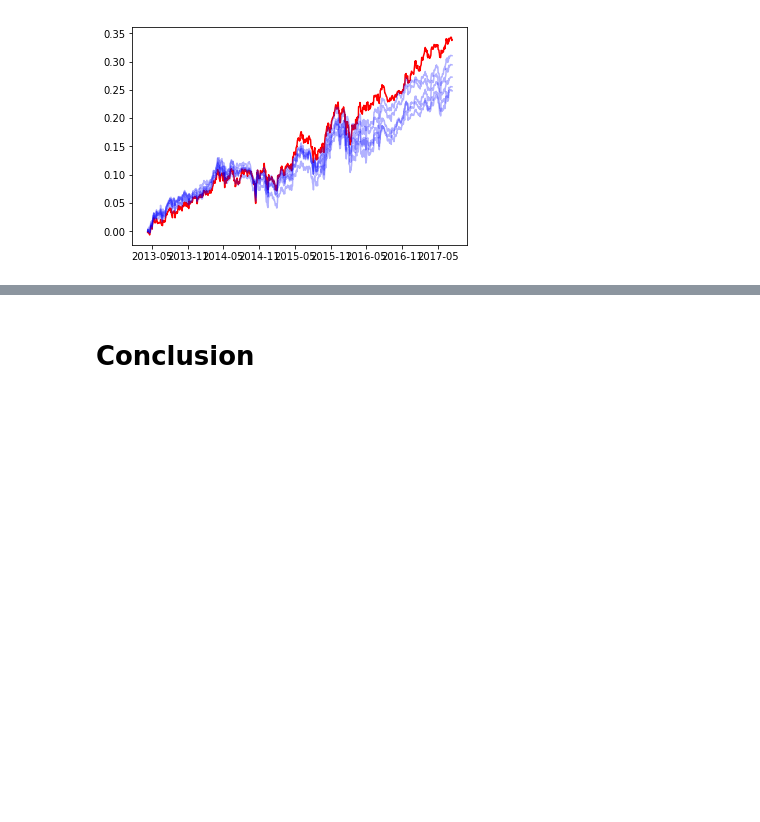
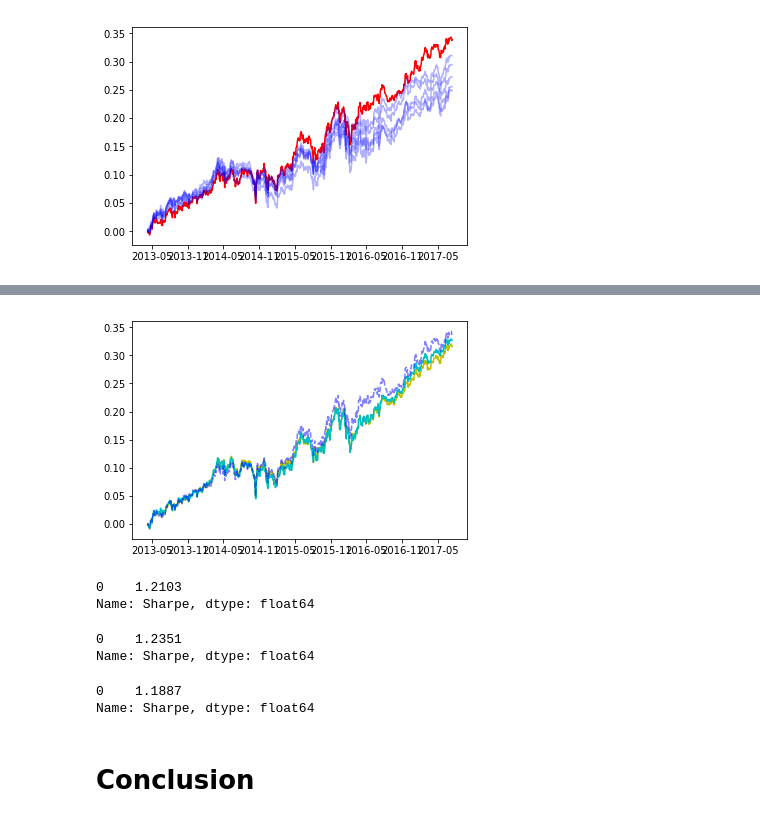
Before and after one commit to ryanoley/ram, a Jupyter notebook: research/statarb2/20180228_Model_Selection_Correlation.ipynb, the cells around one changed output, grey strips where cells are left out. Drawn from its saved outputs; the diff is of its cells as text; code cells hidden in the pictures; blank space fills up the shorter version.

```diff
--- a/research/statarb2/20180228_Model_Selection_Correlation.ipynb
+++ b/research/statarb2/20180228_Model_Selection_Correlation.ipynb
@@ -233,2 +246,33 @@ plt.show()
+# %%
+returns = run1.returns.copy()
+
+# Change: Shorter/Longer test period
+rets7 = iterate_portfolio_selection(returns, start_index=1200, test_period_len=5,
+                                    growing_training_set=False, corr_filter_val=0.05)
+rets8 = iterate_portfolio_selection(returns, start_index=1200, test_period_len=20,
+                                    growing_training_set=False, corr_filter_val=0.05)
+# %%
+plt.figure()
+plt.plot(rets8.dropna().cumsum(), 'y')
+plt.plot(rets7.dropna().cumsum(), 'c')
+plt.plot(rets5.dropna().cumsum(), 'b--', alpha=0.5)
+plt.show()
+# %% [output]
+[figure, added]
+# %%
+get_stats(pd.DataFrame(rets6.dropna())).loc['Sharpe']
+# %% [output]
+0    1.2103
+Name: Sharpe, dtype: float64
+# %%
+get_stats(pd.DataFrame(rets7.dropna())).loc['Sharpe']
+# %% [output]
+0    1.2351
+Name: Sharpe, dtype: float64
+# %%
+get_stats(pd.DataFrame(rets8.dropna())).loc['Sharpe']
+# %% [output]
+0    1.1887
+Name: Sharpe, dtype: float64
 # %% [markdown]
 # Conclusion
```
Also changed, not shown: parts of 3 cells of this notebook, 2 other files.
